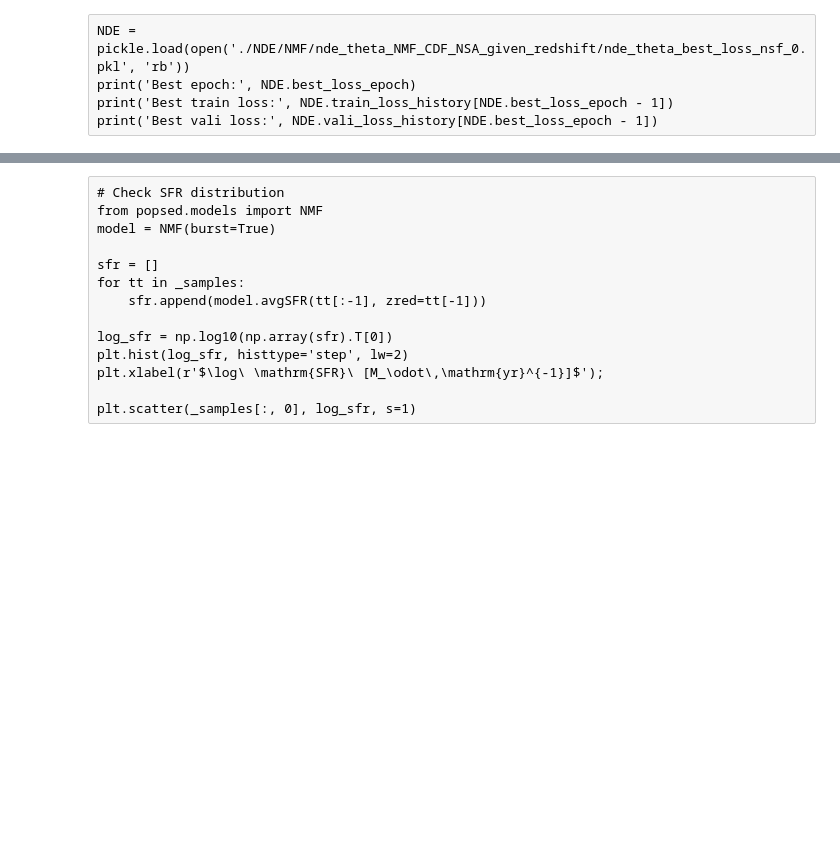
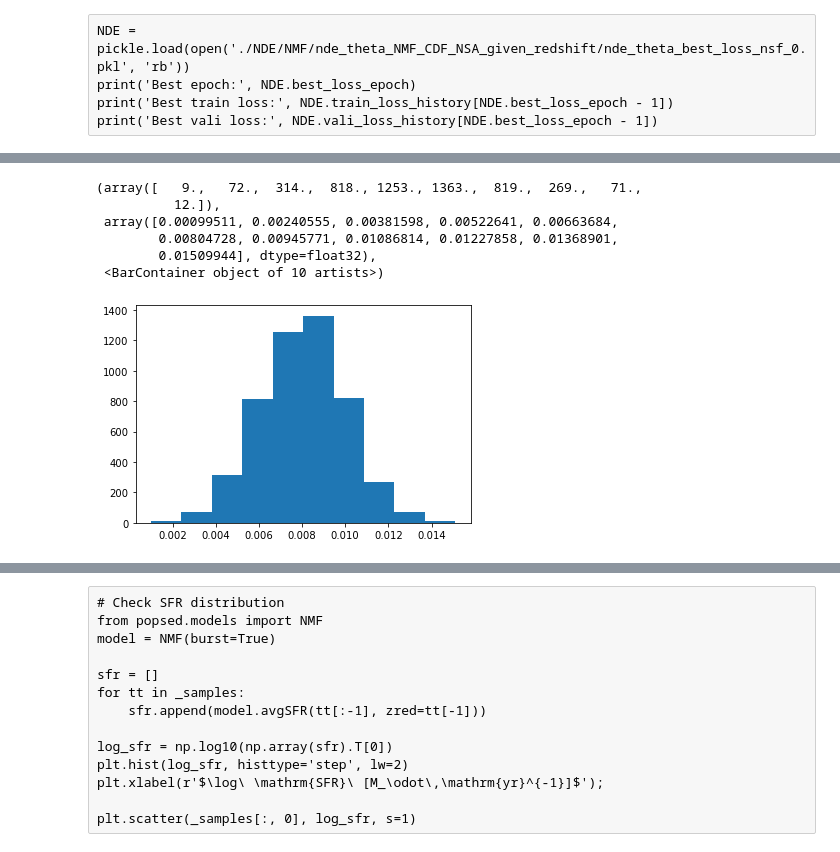
Before and after one commit to AstroJacobLi/popsed, a Jupyter notebook: notebooks/neural_density_estimator/NMF/NSA_nde_theta_sinkhorn_NMF_CDF.ipynb, the cells around one changed output, grey strips where cells are left out. Saved outputs shown, nothing was run; the diff lists cells and outputs as text; code cells hidden in the pictures; blank space fills up the shorter version.

```diff
--- a/notebooks/neural_density_estimator/NMF/NSA_nde_theta_sinkhorn_NMF_CDF.ipynb
+++ b/notebooks/neural_density_estimator/NMF/NSA_nde_theta_sinkhorn_NMF_CDF.ipynb
@@ -282,3 +295,13 @@ WARNING:root:Too few points to create valid contours
+# %%
+plt.hist(_spl[:, -2].detach().cpu().numpy())
+# %% [output]
+(array([   9.,   72.,  314.,  818., 1253., 1363.,  819.,  269.,   71.,
+          12.]),
+ array([0.00099511, 0.00240555, 0.00381598, 0.00522641, 0.00663684,
+        0.00804728, 0.00945771, 0.01086814, 0.01227858, 0.01368901,
+        0.01509944], dtype=float32),
+ <BarContainer object of 10 artists>)
+[figure, added]
 # %%
 import matplotlib.lines as mlines
 k_line = mlines.Line2D([], [], color='k', label='Data')
```
Also changed, not shown: parts of 13 cells of this notebook, 1 other file.
